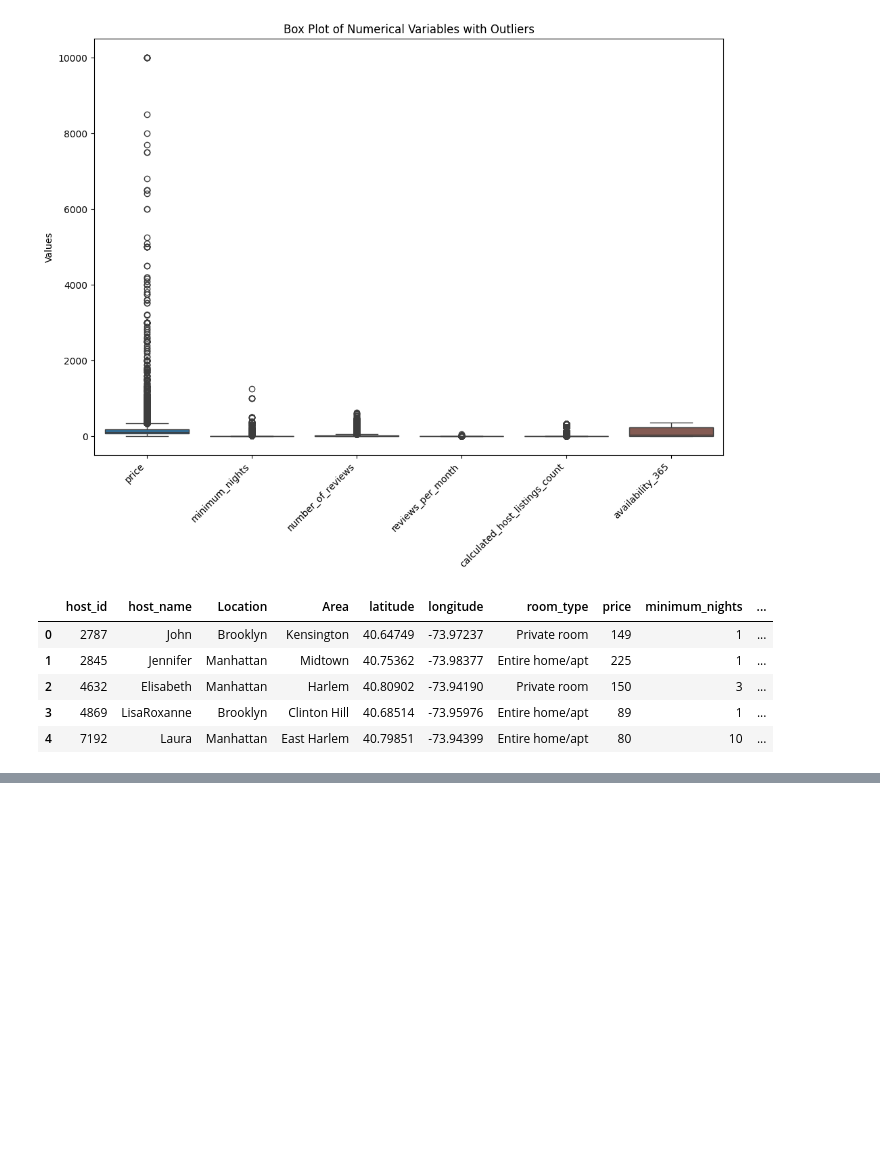
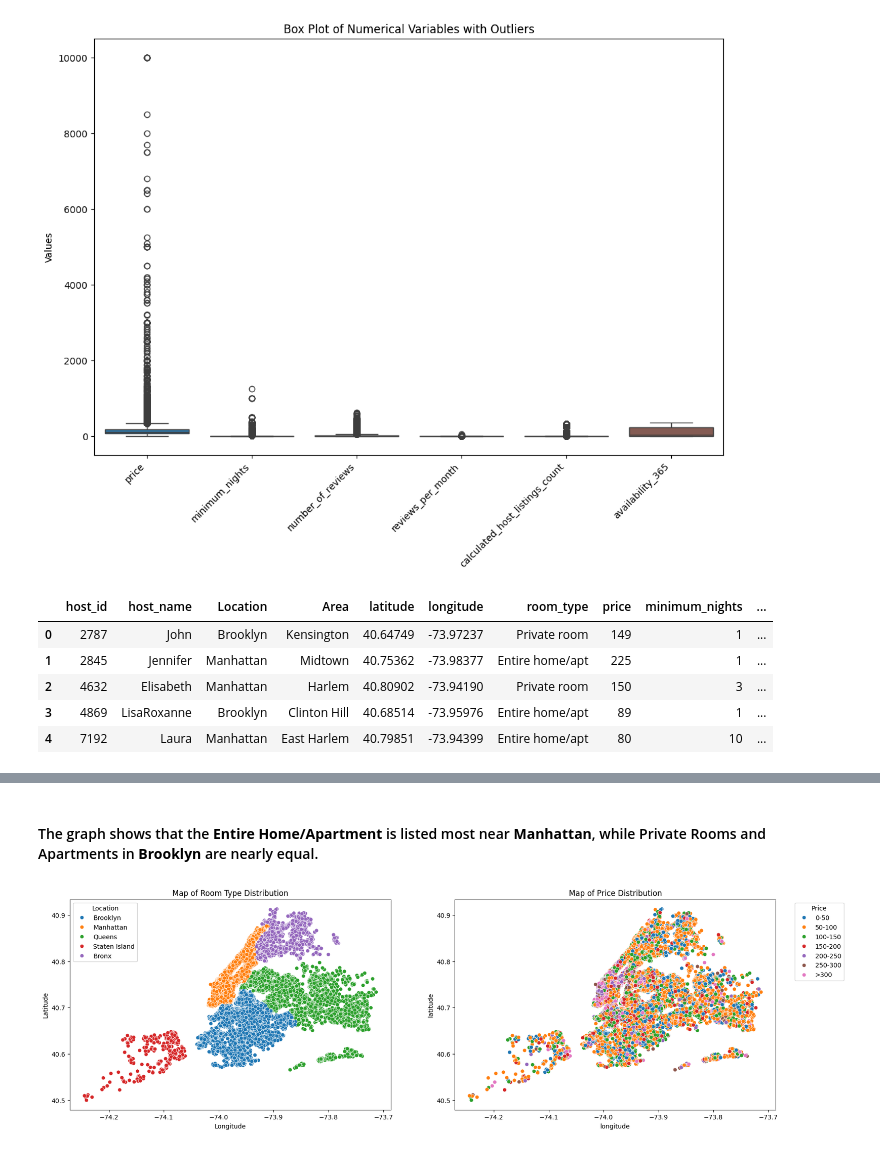
Before and after one commit to Kashifletslearn/EDA-of-Airbnb-Hotel-Booking, a Jupyter notebook: EDA_of_Airbnb_Hotel_Booking.ipynb, the cells around one changed output, grey strips where cells are left out. Saved outputs shown, nothing was run; the diff lists cells and outputs as text; code cells hidden in the pictures; blank space fills up the shorter version.

```diff
--- a/EDA_of_Airbnb_Hotel_Booking.ipynb
+++ b/EDA_of_Airbnb_Hotel_Booking.ipynb
@@ -446,0 +524,37 @@ airbnb.head(5)
+# %% [markdown]
+#### The graph shows that the **Entire Home/Apartment** is listed most near **Manhattan**, while Private Rooms and Apartments in **Brooklyn** are nearly equal.
+# %%
+# Chart - 4: Plot between Map of Property Type Distribution vs Map of Price Distribution
+
+# create a figure with two subplots
+fig, axs = plt.subplots(nrows=1, ncols=2, figsize=(20, 6))
+
+# plot first subplot
+sns.scatterplot(ax=axs[0], x='longitude', y='latitude', hue='Location', data=airbnb)
+
+# set the title of the first subplot
+axs[0].set_title("Map of Room Type Distribution", {'fontsize': 12, 'fontweight': 15})
+
+# set x-axis and y-axis labels of the first subplot
+axs[0].set_xlabel('Longitude', {'fontsize': 10, 'fontweight': 12})
+axs[0].set_ylabel('Latitude', {'fontsize': 10, 'fontweight': 12})
+
+
+# set the order
+desired_order = ['0-50', '50-100', '100-150', '150-200', '200-250', '250-300', '>300']
+
+# plot second subplot
+sns.scatterplot(ax=axs[1], data=airbnb, x="longitude", y="latitude", hue="price_range", hue_order = desired_order)
+
+# set x-axis and y-axis labels of the second subplot
+axs[1].legend(title="Price", bbox_to_anchor=(1.05, 1), loc=2)
+axs[1].set_title("Map of Price Distribution", {'fontsize': 12, 'fontweight': 15})
+
+# set title
+axs[0].set_xlabel('Longitude', {'fontsize': 10, 'fontweight': 12})
+axs[0].set_ylabel('Latitude', {'fontsize': 10, 'fontweight': 12})
+
+# display the figure
+plt.show()
+# %% [output]
+[figure, added]
```
Also changed, not shown: parts of 14 cells of this notebook.
